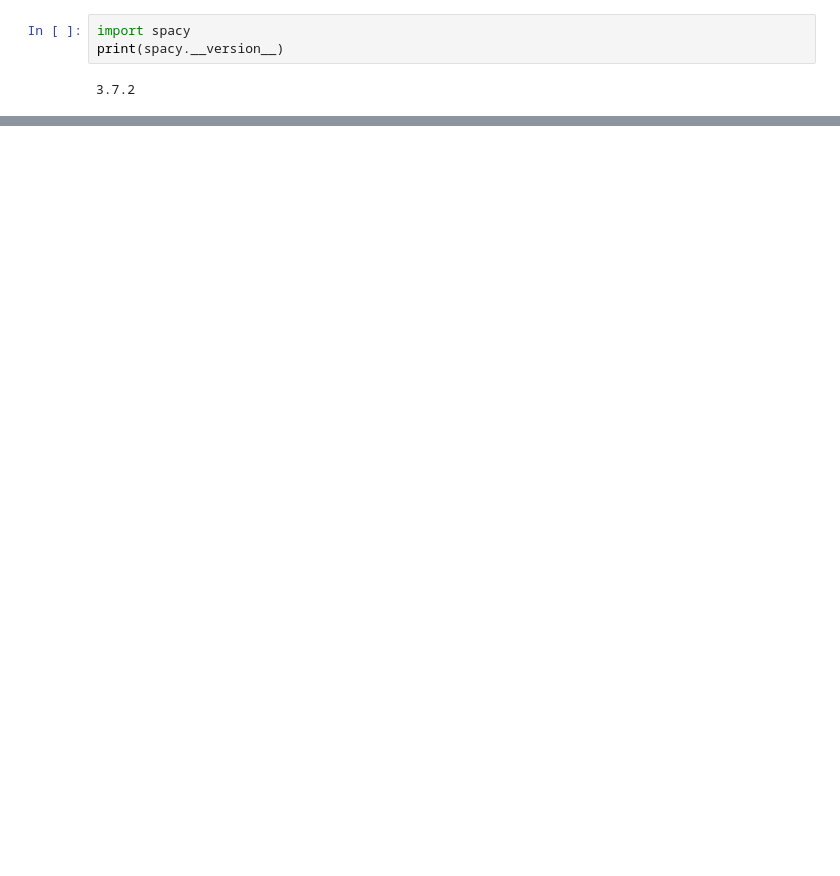
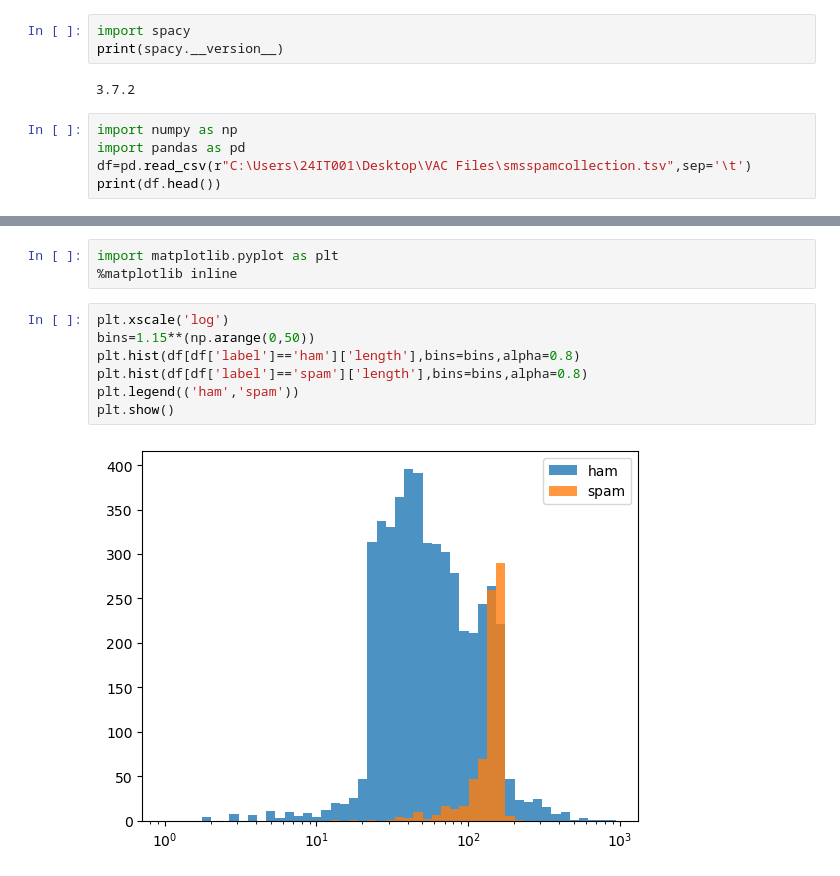
Before and after one commit to Abi4ever2006/AI-ML-Value-Added-Course, a Jupyter notebook: VAC Day 2/VAC Day2.4.ipynb, the cells around one changed output, grey strips where cells are left out. Cells and saved outputs as stored; diff of their text form; blank space fills up the shorter version.

```diff
--- a/VAC Day 2/VAC Day2.4.ipynb
+++ b/VAC Day 2/VAC Day2.4.ipynb
@@ -119,4 +119,8 @@ print(spacy.__version__)
 # %% [output]
 3.7.2
 # %%
+import numpy as np
+import pandas as pd
+df=pd.read_csv(r"C:\Users\24IT001\Desktop\VAC Files\smsspamcollection.tsv",sep='\t')
+print(df.head())
 # %% [output]
@@ -126,0 +163,12 @@ print(spacy.__version__)
+# %%
+import matplotlib.pyplot as plt
+%matplotlib inline
+# %%
+plt.xscale('log')
+bins=1.15**(np.arange(0,50))
+plt.hist(df[df['label']=='ham']['length'],bins=bins,alpha=0.8)
+plt.hist(df[df['label']=='spam']['length'],bins=bins,alpha=0.8)
+plt.legend(('ham','spam'))
+plt.show()
+# %% [output]
+[figure, added]
```
Also changed, not shown: parts of 9 cells of this notebook.
